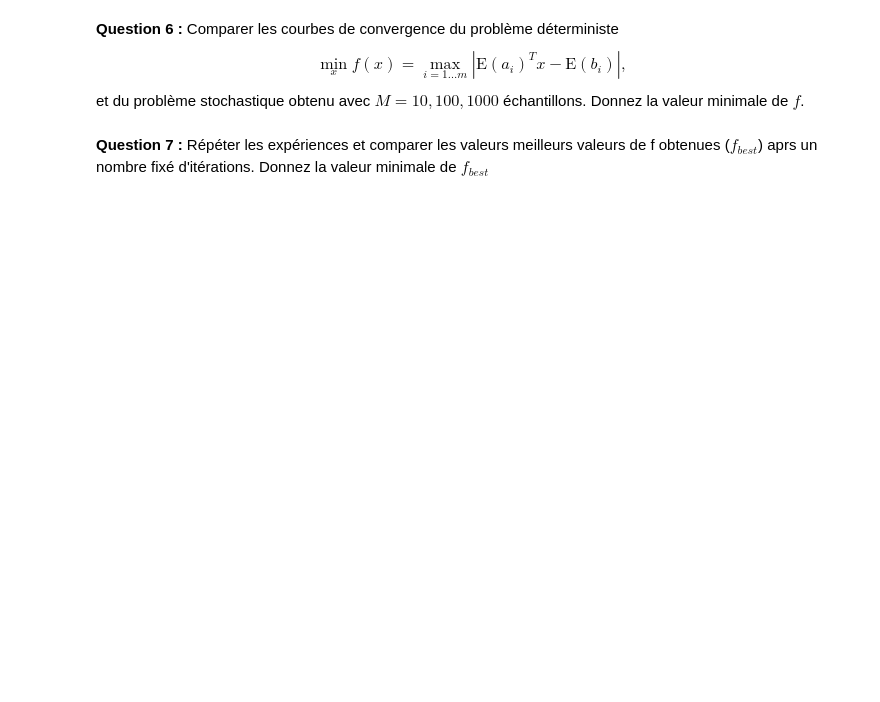
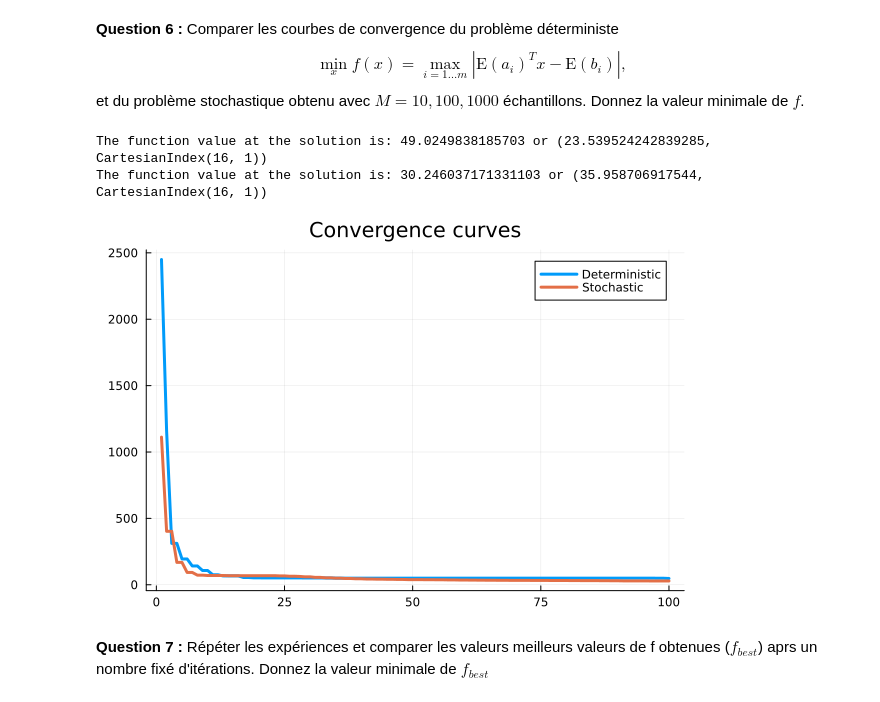
Before and after one commit to JedMoutahir/Travail-SN-ENSEEIHT, a Jupyter notebook: 2A/Optimisation2/TP2/TP_2_eleve.ipynb, the cells around one changed output. Drawn from its saved outputs; the diff is of its cells as text; code cells hidden in the pictures; blank space fills up the shorter version.

```diff
--- a/2A/Optimisation2/TP2/TP_2_eleve.ipynb
+++ b/2A/Optimisation2/TP2/TP_2_eleve.ipynb
@@ -216,37 +249,44 @@ histod =[]; # Suite des itérés f_{best}^k pour le cas d'une résolution déter
 histos =[]; # Suite des itérés f_{best}^k pour le cas d'une résolution stochastique
 
 # Insérer votre code
 iterMax = 100
 for i in 1:iterMax
 
     # Calcul du sous-gradient exact
     gd = subgrad(Abar,bbar,xd)
 
     # Calcul du sous-gradient bruité
     gs = subgrads(Abar,bbar,noise,xs,M)
 
     # Calcul du pas
-    alphad = 1e-2
-    alphas = 1e-2
+    alphad = 1/i
+    alphas = 1/i
 
     # Mise à jour de x
     xd = xd - alphad*gd
     xs = xs - alphas*gs
 
     # Mise à jour de fbest
-    fbestd = min(fbestd,fval(Abar,bbar,xd))
+    fbestd = min(fbestd,fvals(Abar,bbar,noise,xd,M))
     fbests = min(fbests,fvals(Abar,bbar,noise,xs,M))
 
     # Mise à jour des historiques
     push!(histod,fbestd-Rstar)
     push!(histos,fbests-Rstar)
 end
 # Fin insérer code
 #Affichage
+# final value
+println("The function value at the solution is: ",fbestd, " or ",findmax(abs.(Abar*xd-bbar)))
+println("The function value at the solution is: ",fbests, " or ",findmax(abs.(Abar*xs-bbar)))
 
-iter=1:100;
+iter=1:iterMax;
 hf=[histod,histos];
 plot(iter,hf,title="Convergence curves",label=["Deterministic" "Stochastic"],lw=3)
+# %% [output]
+The function value at the solution is: 49.0249838185703 or (23.539524242839285, CartesianIndex(16, 1))
+The function value at the solution is: 30.246037171331103 or (35.958706917544, CartesianIndex(16, 1))
+[figure, added]
 # %% [markdown]
 **Question 7 :** Répéter les expériences et comparer les valeurs meilleurs valeurs de f obtenues ($f_{best}$) aprs un nombre fixé d'itérations. Donnez la valeur minimale de $f_{best}$
 # %%
```
Also changed, not shown: parts of 7 cells of this notebook.
